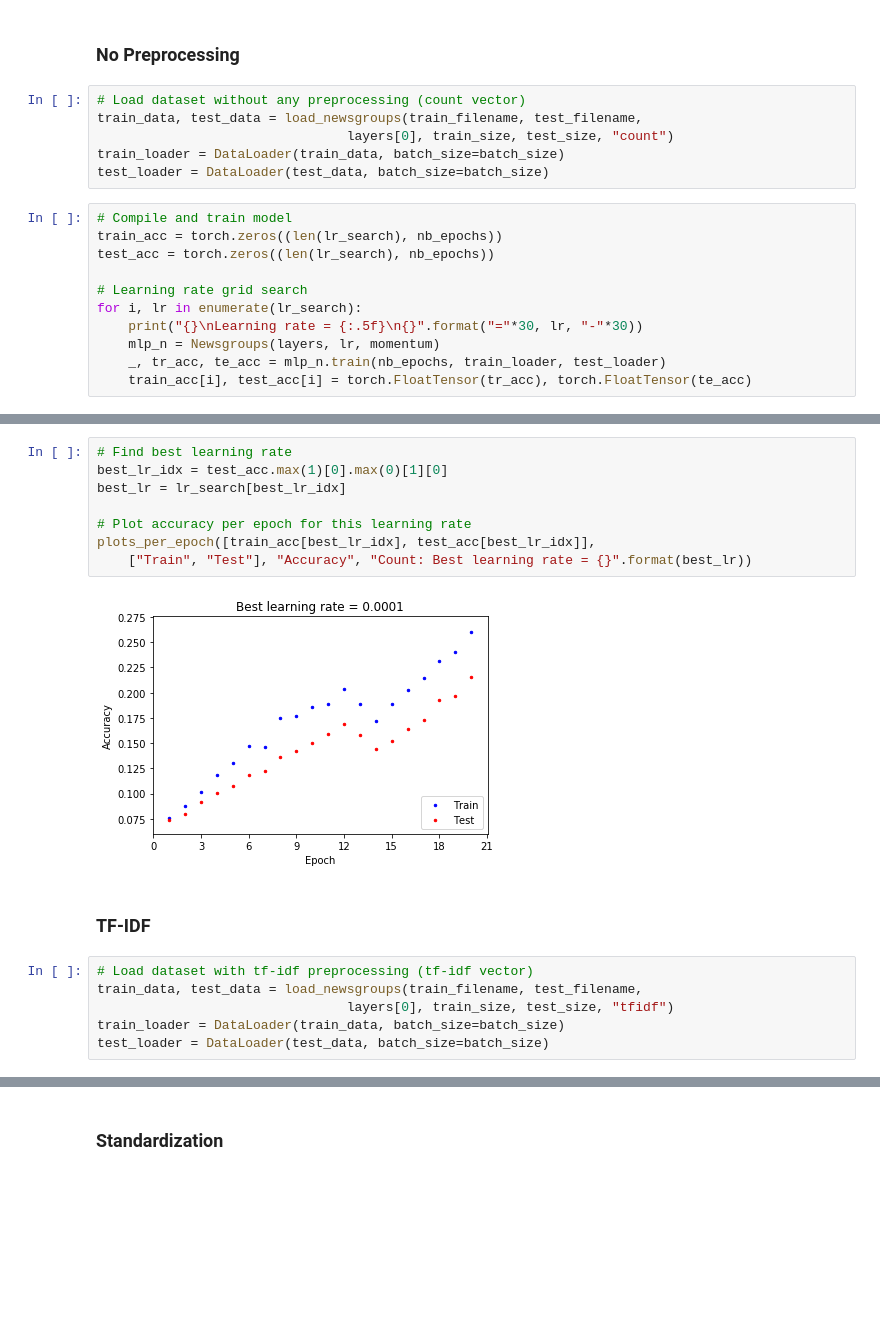
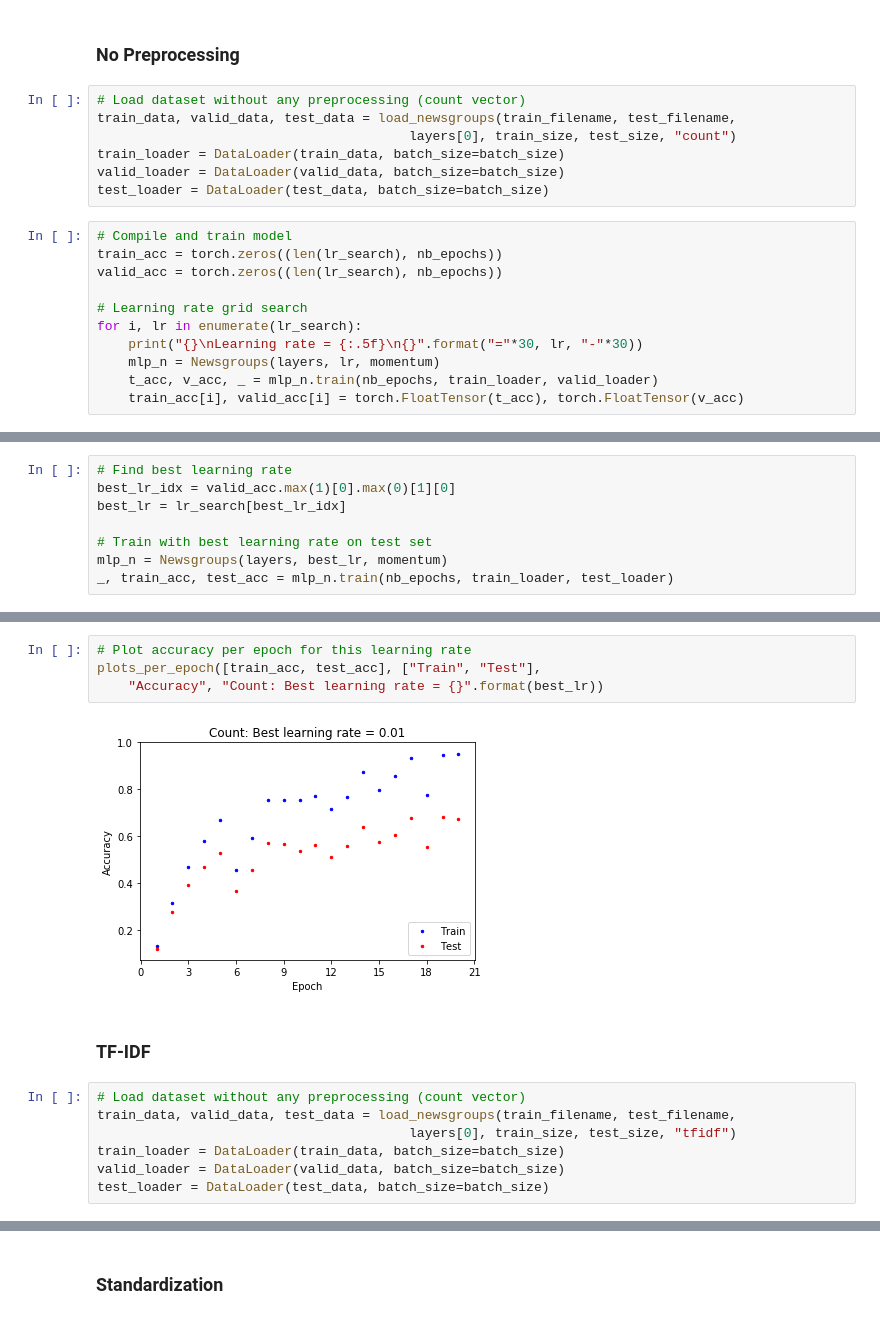
Before and after one commit to joeylitalien/ift6135-a1, a Jupyter notebook: jupyter/problem2_v2.ipynb, the cells around one changed output, grey strips where cells are left out. Drawn from its saved outputs; the diff is of its cells as text; blank space fills up the shorter version.

```diff
--- a/jupyter/problem2_v2.ipynb
+++ b/jupyter/problem2_v2.ipynb
@@ -34,20 +34,21 @@ We can now load different datasets for each preprocessing methods. Since loading
 ### No Preprocessing
 # %%
 # Load dataset without any preprocessing (count vector)
-train_data, test_data = load_newsgroups(train_filename, test_filename,
-                                layers[0], train_size, test_size, "count")
+train_data, valid_data, test_data = load_newsgroups(train_filename, test_filename,
+                                        layers[0], train_size, test_size, "count")
 train_loader = DataLoader(train_data, batch_size=batch_size)
+valid_loader = DataLoader(valid_data, batch_size=batch_size)
 test_loader = DataLoader(test_data, batch_size=batch_size)
 # %%
 # Compile and train model
 train_acc = torch.zeros((len(lr_search), nb_epochs))
-test_acc = torch.zeros((len(lr_search), nb_epochs))
+valid_acc = torch.zeros((len(lr_search), nb_epochs))
 
 # Learning rate grid search
 for i, lr in enumerate(lr_search):
     print("{}\nLearning rate = {:.5f}\n{}".format("="*30, lr, "-"*30))
     mlp_n = Newsgroups(layers, lr, momentum)
-    _, tr_acc, te_acc = mlp_n.train(nb_epochs, train_loader, test_loader)
-    train_acc[i], test_acc[i] = torch.FloatTensor(tr_acc), torch.FloatTensor(te_acc)
+    t_acc, v_acc, _ = mlp_n.train(nb_epochs, train_loader, valid_loader)
+    train_acc[i], valid_acc[i] = torch.FloatTensor(t_acc), torch.FloatTensor(v_acc)
 # %% [output]
 ==============================
@@ -69,0 +71,8 @@ Training done! Elapsed time: 0:00:46
+# %%
+# Find best learning rate
+best_lr_idx = valid_acc.max(1)[0].max(0)[1][0]
+best_lr = lr_search[best_lr_idx]
+
+# Train with best learning rate on test set
+mlp_n = Newsgroups(layers, best_lr, momentum)
+_, train_acc, test_acc = mlp_n.train(nb_epochs, train_loader, test_loader)
@@ -70,20 +97,17 @@ Training done! Elapsed time: 0:00:46
 # %%
-# Find best learning rate
-best_lr_idx = test_acc.max(1)[0].max(0)[1][0]
-best_lr = lr_search[best_lr_idx]
-
 # Plot accuracy per epoch for this learning rate
-plots_per_epoch([train_acc[best_lr_idx], test_acc[best_lr_idx]],
-    ["Train", "Test"], "Accuracy", "Count: Best learning rate = {}".format(best_lr))
+plots_per_epoch([train_acc, test_acc], ["Train", "Test"],
+    "Accuracy", "Count: Best learning rate = {}".format(best_lr))
 # %% [output]
-[figure, old version]
+[figure, new version]
 # %% [markdown]
 ### TF-IDF
 # %%
-# Load dataset with tf-idf preprocessing (tf-idf vector)
-train_data, test_data = load_newsgroups(train_filename, test_filename,
-                                layers[0], train_size, test_size, "tfidf")
+# Load dataset without any preprocessing (count vector)
+train_data, valid_data, test_data = load_newsgroups(train_filename, test_filename,
+                                        layers[0], train_size, test_size, "tfidf")
 train_loader = DataLoader(train_data, batch_size=batch_size)
+valid_loader = DataLoader(valid_data, batch_size=batch_size)
 test_loader = DataLoader(test_data, batch_size=batch_size)
 # %%
 # Compile and train model
```
Also changed, not shown: parts of 20 cells of this notebook, 4 other files.
